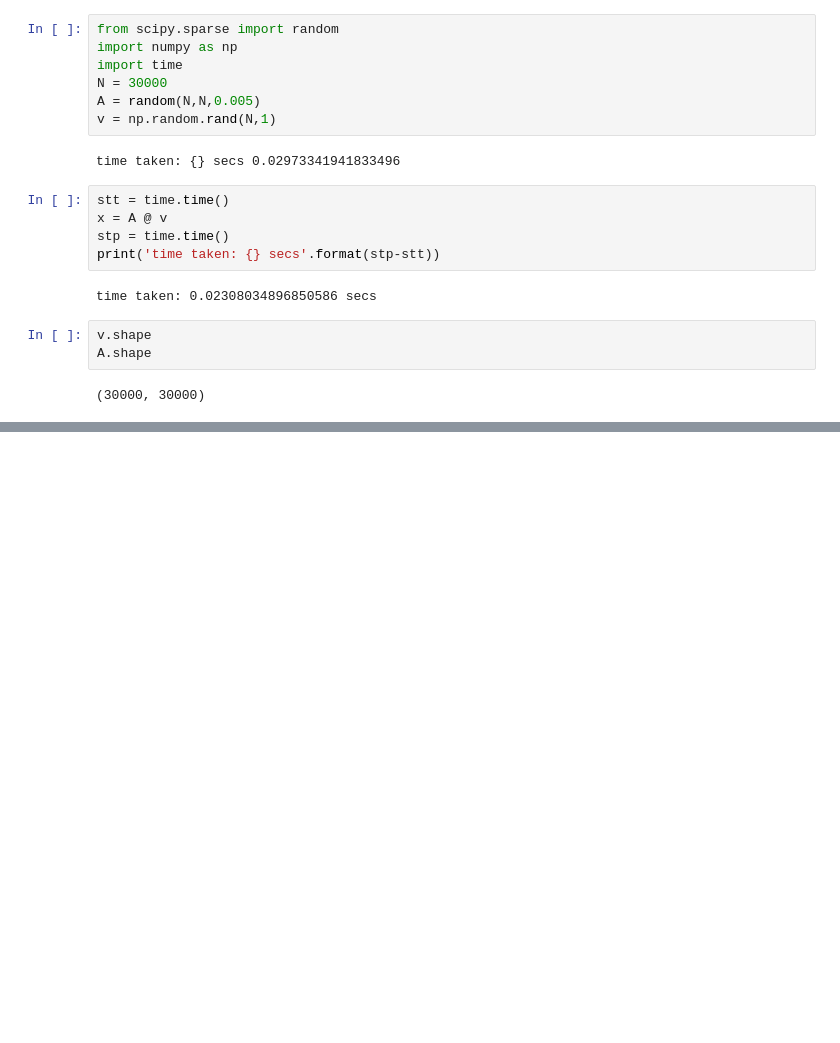
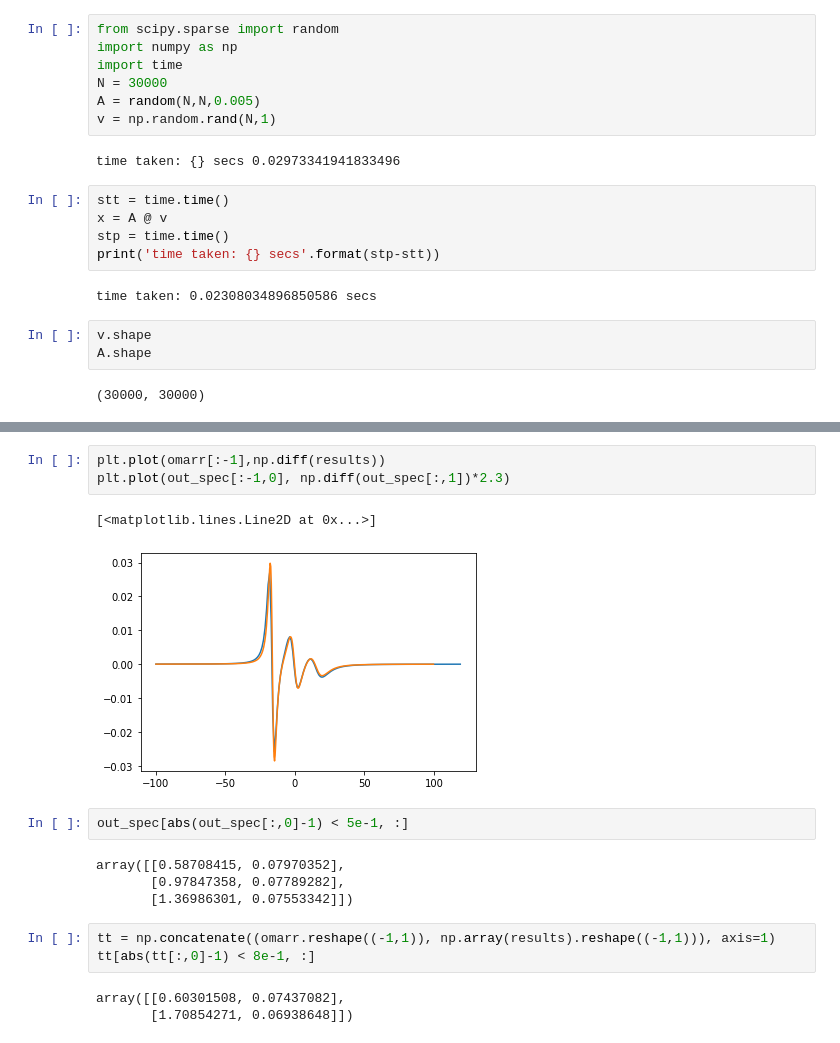
Before and after one commit to prannerta100/DoubleElectron, a Jupyter notebook: FastDoubleElectronKSymBasis/f1Cfunc.ipynb, the cells around one changed output, grey strips where cells are left out. Cells and saved outputs as stored; diff of their text form; blank space fills up the shorter version.

```diff
--- a/FastDoubleElectronKSymBasis/f1Cfunc.ipynb
+++ b/FastDoubleElectronKSymBasis/f1Cfunc.ipynb
@@ -561,0 +570,18 @@ A.shape
+# %%
+plt.plot(omarr[:-1],np.diff(results))
+plt.plot(out_spec[:-1,0], np.diff(out_spec[:,1])*2.3)
+# %% [output]
+[<matplotlib.lines.Line2D at 0x...>]
+[figure, added]
+# %%
+out_spec[abs(out_spec[:,0]-1) < 5e-1, :]
+# %% [output]
+array([[0.58708415, 0.07970352],
+       [0.97847358, 0.07789282],
+       [1.36986301, 0.07553342]])
+# %%
+tt = np.concatenate((omarr.reshape((-1,1)), np.array(results).reshape((-1,1))), axis=1)
+tt[abs(tt[:,0]-1) < 8e-1, :]
+# %% [output]
+array([[0.60301508, 0.07437082],
+       [1.70854271, 0.06938648]])
```
Also changed, not shown: parts of 6 cells of this notebook, 11 other files.
